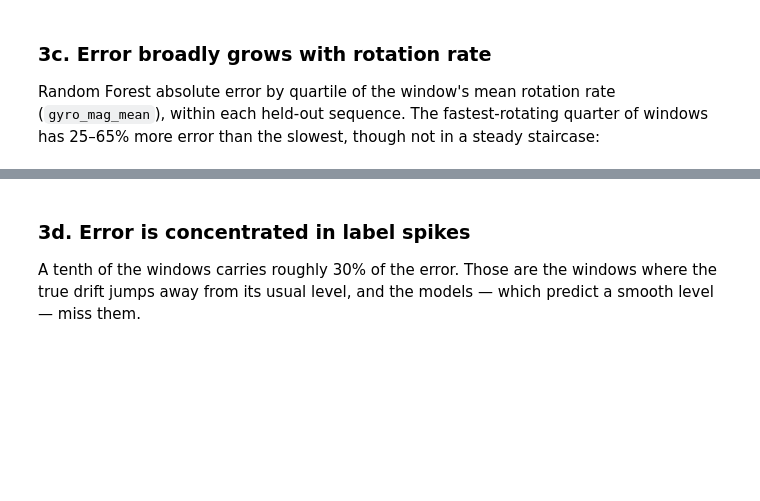
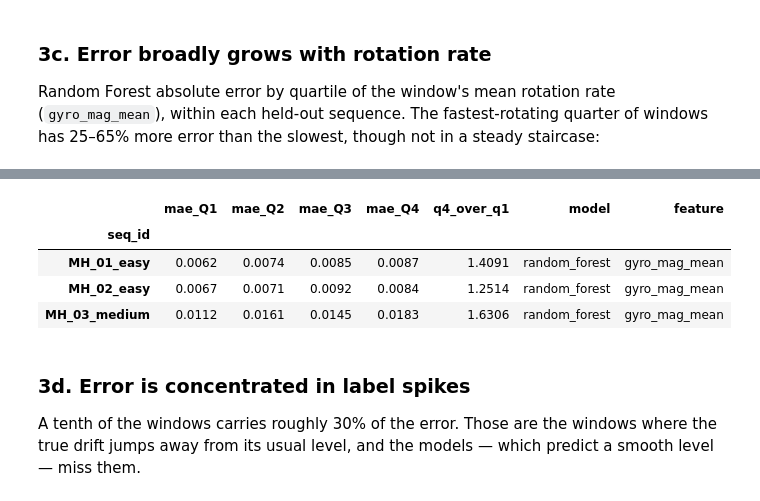
Before and after one commit to Dadi-Dinesh/Drift-Sense, a Jupyter notebook: notebooks/06_ml_evaluation.ipynb, the cells around one changed output, grey strips where cells are left out. Cells and saved outputs as stored; diff of their text form; code cells hidden in the pictures; blank space fills up the shorter version.

```diff
--- a/notebooks/06_ml_evaluation.ipynb
+++ b/notebooks/06_ml_evaluation.ipynb
@@ -190,3 +155,11 @@ rf.pivot_table(index="seq_id", columns="rotation_quartile", values="abs_err",
+# %%
+failure_analysis.error_by_quartile(preds, df).set_index("seq_id").round(4)
+# %% [output]
+|  | mae_Q1 | mae_Q2 | mae_Q3 | mae_Q4 | q4_over_q1 | model | feature |
+| seq_id |  |  |  |  |  |  |  |
+| MH_01_easy | 0.0062 | 0.0074 | 0.0085 | 0.0087 | 1.4091 | random_forest | gyro_mag_mean |
+| MH_02_easy | 0.0067 | 0.0071 | 0.0092 | 0.0084 | 1.2514 | random_forest | gyro_mag_mean |
+| MH_03_medium | 0.0112 | 0.0161 | 0.0145 | 0.0183 | 1.6306 | random_forest | gyro_mag_mean |
 # %% [markdown]
 ### 3d. Error is concentrated in label spikes
 
```
Also changed, not shown: parts of 11 cells of this notebook, 12 other files.
